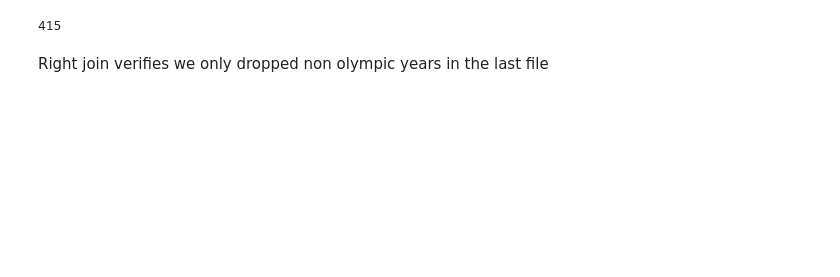
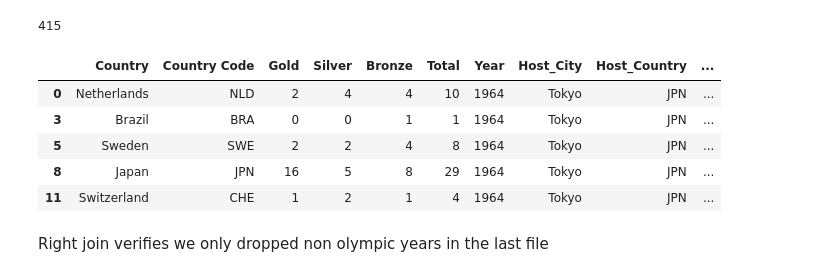
Before and after one commit to johnt1311/Olympics, a Jupyter notebook: TF/Olympics_data_new.ipynb, the cells around one changed output. Cells and saved outputs as stored; diff of their text form; code cells hidden in the pictures; blank space fills up the shorter version.

```diff
--- a/TF/Olympics_data_new.ipynb
+++ b/TF/Olympics_data_new.ipynb
@@ -157,7 +161,7 @@ medal_count = medal_count_df['Country'].replace("People's Republic of China", 'C
 # %% [markdown]
 Left Join (All from medal_count_df and only matching from stats)
 # %%
-medals_health_pop_stats = pd.merge(medal_count_df, pop_life_fill, how="left", on=["Country", "Year"])
+medals_health_pop_stats = pd.merge(medal_count_df, pop_life_cl, how="left", on=["Country", "Year"])
 # %%
 medals_health_pop_stats.shape[0]
 # %% [output]
@@ -191,6 +195,15 @@ dropped_medals = medals_health_pop_stats.dropna(axis=0)
 dropped_medals.shape[0]
 # %% [output]
 415
+# %%
+dropped_medals.head()
+# %% [output]
+|  | Country | Country Code | Gold | Silver | Bronze | Total | Year | Host_City | Host_Country | ... |
+| 0 | Netherlands | NLD | 2 | 4 | 4 | 10 | 1964 | Tokyo | JPN | ... |
+| 3 | Brazil | BRA | 0 | 0 | 1 | 1 | 1964 | Tokyo | JPN | ... |
+| 5 | Sweden | SWE | 2 | 2 | 4 | 8 | 1964 | Tokyo | JPN | ... |
+| 8 | Japan | JPN | 16 | 5 | 8 | 29 | 1964 | Tokyo | JPN | ... |
+| 11 | Switzerland | CHE | 1 | 2 | 1 | 4 | 1964 | Tokyo | JPN | ... |
 # %%
 # File to load into postgresDB
 medals_health_pop_stats.to_csv(r'metal_count_stats.csv', index = False)
```
Also changed, not shown: parts of 25 cells of this notebook, 8 other files.
